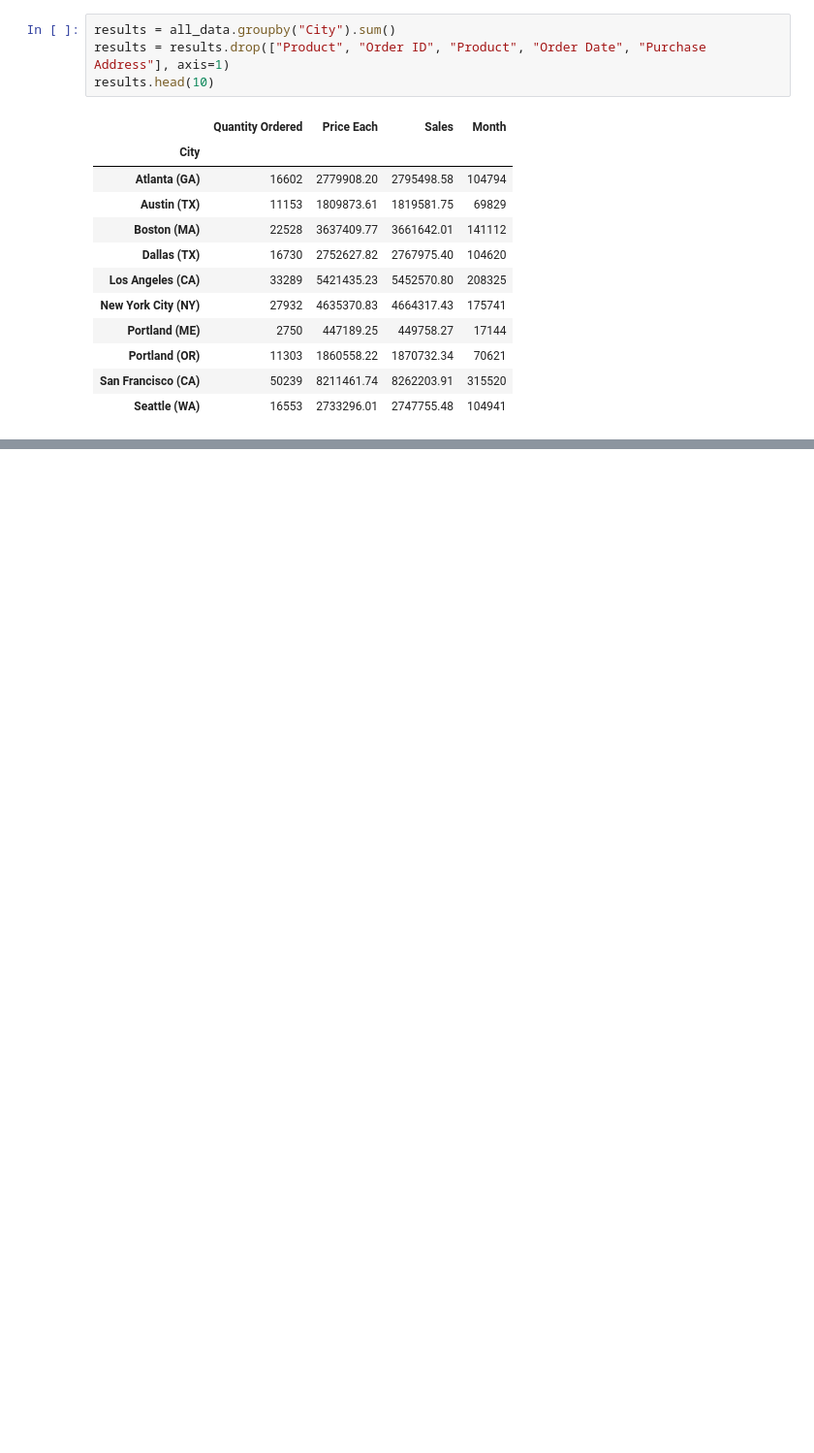
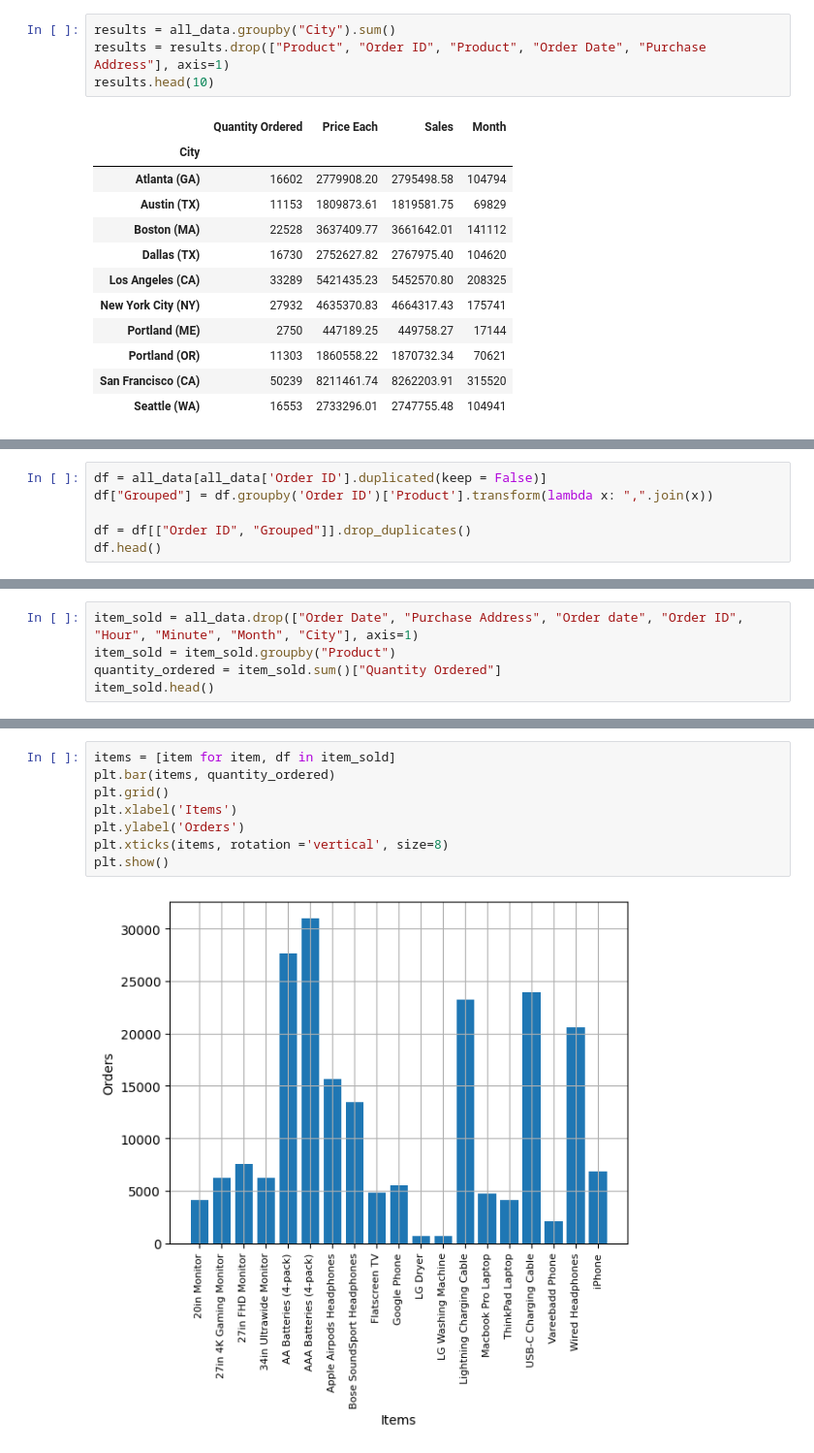
Before and after one commit to Macreamy/Pandas-Data-Science-Tasks, a Jupyter notebook: Pandas.ipynb, the cells around one changed output, grey strips where cells are left out. Shown at 97% size. Saved outputs shown, nothing was run; the diff lists cells and outputs as text; blank space fills up the shorter version.

```diff
--- a/Pandas.ipynb
+++ b/Pandas.ipynb
@@ -172,0 +219,6 @@ Text(0.5, 0, 'City name')
+# %%
+df = all_data[all_data['Order ID'].duplicated(keep = False)]
+df["Grouped"] = df.groupby('Order ID')['Product'].transform(lambda x: ",".join(x))
+
+df = df[["Order ID", "Grouped"]].drop_duplicates()
+df.head()
@@ -172,0 +263,5 @@ Text(0.5, 0, 'City name')
+# %%
+item_sold = all_data.drop(["Order Date", "Purchase Address", "Order date", "Order ID", "Hour", "Minute", "Month", "City"], axis=1)
+item_sold = item_sold.groupby("Product")
+quantity_ordered = item_sold.sum()["Quantity Ordered"]
+item_sold.head()
@@ -172,0 +282,10 @@ Text(0.5, 0, 'City name')
+# %%
+items = [item for item, df in item_sold]
+plt.bar(items, quantity_ordered)
+plt.grid()
+plt.xlabel('Items')
+plt.ylabel('Orders')
+plt.xticks(items, rotation ='vertical', size=8)
+plt.show()
+# %% [output]
+[figure, added]
```
Also changed, not shown: parts of 12 cells of this notebook.
